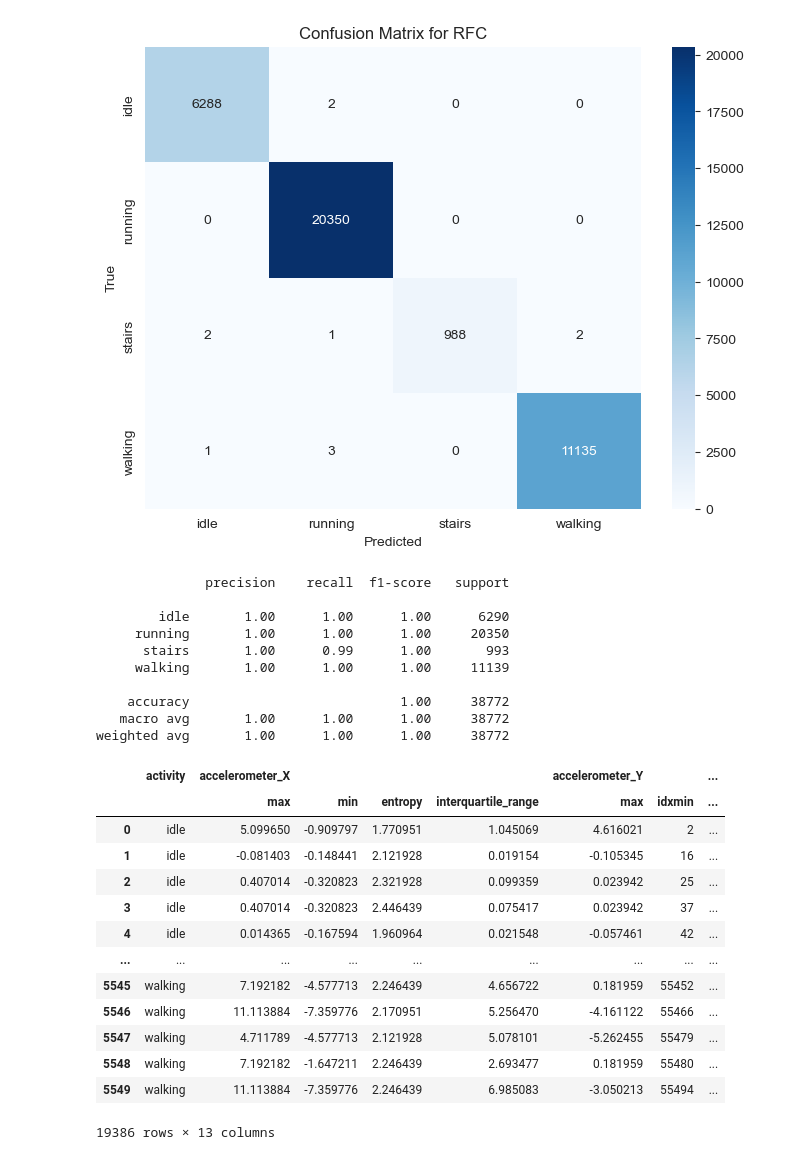
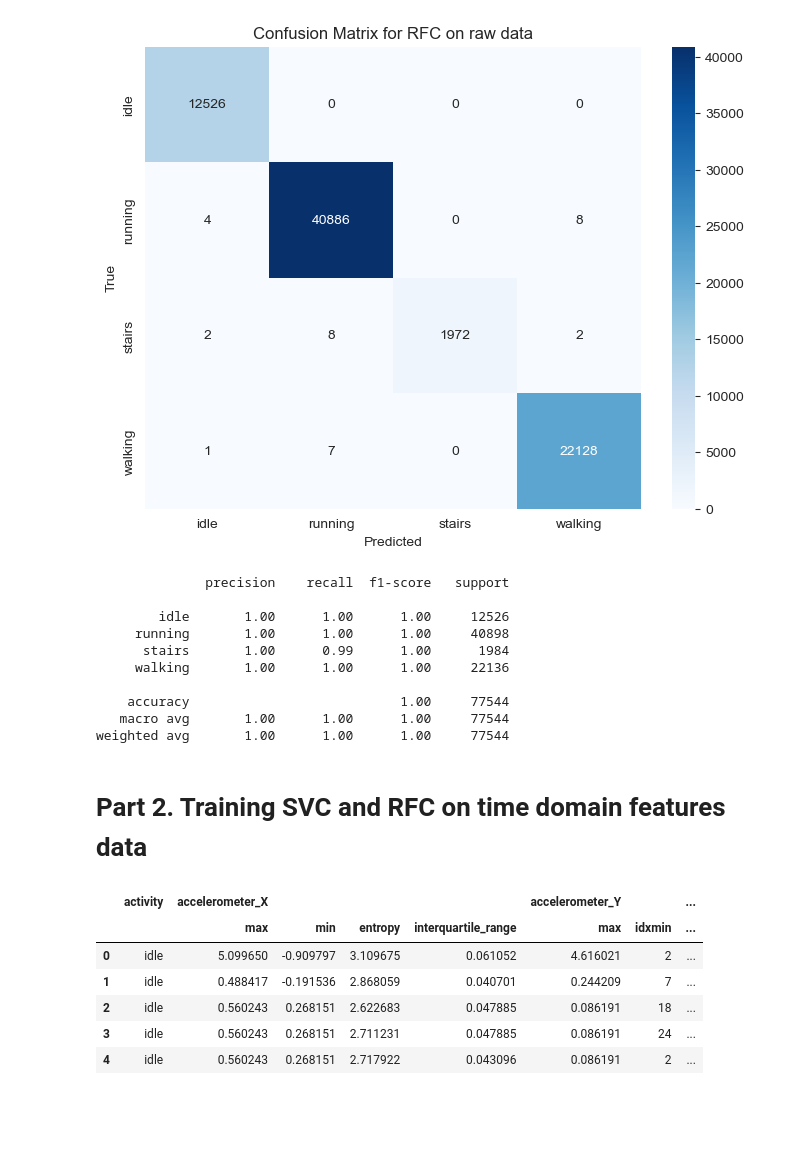
Before and after one commit to AlexanderSingaevsky/DataScience, a Jupyter notebook: 05.hw/Hw5.ipynb, the cells around one changed output. Cells and saved outputs as stored; diff of their text form; code cells hidden in the pictures; blank space fills up the shorter version.

```diff
--- a/05.hw/Hw5.ipynb
+++ b/05.hw/Hw5.ipynb
@@ -40,0 +56,8 @@ df
+# %%
+def heatmap_plot(model_name, conf_mat):
+    plt.figure(figsize=(8, 6))
+    sns.heatmap(conf_mat, annot=True, fmt="d", cmap="Blues", xticklabels=activities, yticklabels=activities)
+    plt.xlabel("Predicted")
+    plt.ylabel("True")
+    plt.title(f"Confusion Matrix for {model_name}")
+    plt.show()
@@ -41,5 +66,6 @@ df
 # %%
+# train test split
 X = df.drop('activity', axis = 1)
 y = df['activity']
 
-X_train, X_test, y_train, y_test = train_test_split(X, y,test_size=0.2)
+X_train, X_test, y_train, y_test = train_test_split(X, y,test_size=0.4)
@@ -55,5 +79,5 @@ Wall time: 21min 12s
 # %%
 %%time
-rfc = RandomForestClassifier(n_estimators=100).fit(X_train, y_train)
+rfc = RandomForestClassifier(n_estimators=30).fit(X_train, y_train)
 y_test_predicted_rfc = rfc.predict(X_test)
 # %% [output]
@@ -88,26 +103,24 @@ Classification report for RFC(RandomForrestClassifier)
 # %%
 rfc_confusion_matrix = confusion_matrix(y_test, y_test_predicted_rfc)
 rfc_classification_report = classification_report(y_test, y_test_predicted_rfc)
-plt.figure(figsize=(8, 6))
-sns.heatmap(rfc_confusion_matrix, annot=True, fmt="d", cmap="Blues", xticklabels=activities, yticklabels=activities)
-plt.xlabel("Predicted")
-plt.ylabel("True")
-plt.title("Confusion Matrix for RFC")
-plt.show()
+heatmap_plot("RFC on raw data", rfc_confusion_matrix)
 print(rfc_classification_report)
 # %% [output]
-[figure, old version]
+[figure, new version]
               precision    recall  f1-score   support
 
-        idle       1.00      1.00      1.00      6290
-     running       1.00      1.00      1.00     20350
-      stairs       1.00      0.99      1.00       993
-     walking       1.00      1.00      1.00     11139
+        idle       1.00      1.00      1.00     12526
+     running       1.00      1.00      1.00     40898
+      stairs       1.00      0.99      1.00      1984
+     walking       1.00      1.00      1.00     22136
 
-    accuracy                           1.00     38772
-   macro avg       1.00      1.00      1.00     38772
-weighted avg       1.00      1.00      1.00     38772
+    accuracy                           1.00     77544
+   macro avg       1.00      1.00      1.00     77544
+weighted avg       1.00      1.00      1.00     77544
+# %% [markdown]
+# Part 2. Training SVC and RFC on time domain features data
 # %%
+# Building time domain features dataframe
 def entropy(data):
     hist, bins = np.histogram(data, bins='auto')
     probs = hist / len(data)
@@ -125,29 +138,25 @@ def root_mean_square_error(data):
     squared_errors = [(x - mean) ** 2 for x in data]
     return np.sqrt(np.mean(squared_errors))
 
+def idxmin(data): # fix issue with idxmin from pandas
+    return np.argmin(data)
+
 
 attr_agg_funcs = {
     'accelerometer_X': ['max', 'min', entropy, interquartile_range],
-    'accelerometer_Y': ['max', 'idxmin', mean_of_absolute_deviation, 'median', 'skew','std', root_mean_square_error],
+    'accelerometer_Y': ['max', idxmin, mean_of_absolute_deviation, 'median', 'skew','std', root_mean_square_error],
     'accelerometer_Z': ['skew']
 }
 
-time_domain_features = df.groupby(["activity", df.index // 10]).agg(attr_agg_funcs)
+time_domain_features = df.groupby(["activity", df.index// 50]).agg(attr_agg_funcs)
 time_domain_features.reset_index(level=0, inplace=True)
-time_domain_features
+time_domain_features.head()
 # %% [output]
 |  | activity | accelerometer_X |  |  |  | accelerometer_Y |  | ... |
 |  |  | max | min | entropy | interquartile_range | max | idxmin | ... |
-| 0 | idle | 5.099650 | -0.909797 | 1.770951 | 1.045069 | 4.616021 | 2 | ... |
-| 1 | idle | -0.081403 | -0.148441 | 2.121928 | 0.019154 | -0.105345 | 16 | ... |
-| 2 | idle | 0.407014 | -0.320823 | 2.321928 | 0.099359 | 0.023942 | 25 | ... |
-| 3 | idle | 0.407014 | -0.320823 | 2.446439 | 0.075417 | 0.023942 | 37 | ... |
-| 4 | idle | 0.014365 | -0.167594 | 1.960964 | 0.021548 | -0.057461 | 42 | ... |
-| ... | ... | ... | ... | ... | ... | ... | ... | ... |
-| 5545 | walking | 7.192182 | -4.577713 | 2.246439 | 4.656722 | 0.181959 | 55452 | ... |
-| 5546 | walking | 11.113884 | -7.359776 | 2.170951 | 5.256470 | -4.161122 | 55466 | ... |
-| 5547 | walking | 4.711789 | -4.577713 | 2.121928 | 5.078101 | -5.262455 | 55479 | ... |
-| 5548 | walking | 7.192182 | -1.647211 | 2.246439 | 2.693477 | 0.181959 | 55480 | ... |
-| 5549 | walking | 11.113884 | -7.359776 | 2.246439 | 6.985083 | -3.050213 | 55494 | ... |
+| 0 | idle | 5.099650 | -0.909797 | 3.109675 | 0.061052 | 4.616021 | 2 | ... |
+| 1 | idle | 0.488417 | -0.191536 | 2.868059 | 0.040701 | 0.244209 | 7 | ... |
+| 2 | idle | 0.560243 | 0.268151 | 2.622683 | 0.047885 | 0.086191 | 18 | ... |
+| 3 | idle | 0.560243 | 0.268151 | 2.711231 | 0.047885 | 0.086191 | 24 | ... |
+| 4 | idle | 0.560243 | 0.268151 | 2.717922 | 0.043096 | 0.086191 | 2 | ... |
-19386 rows × 13 columns
 # %%
```
Also changed, not shown: parts of 18 cells of this notebook.
